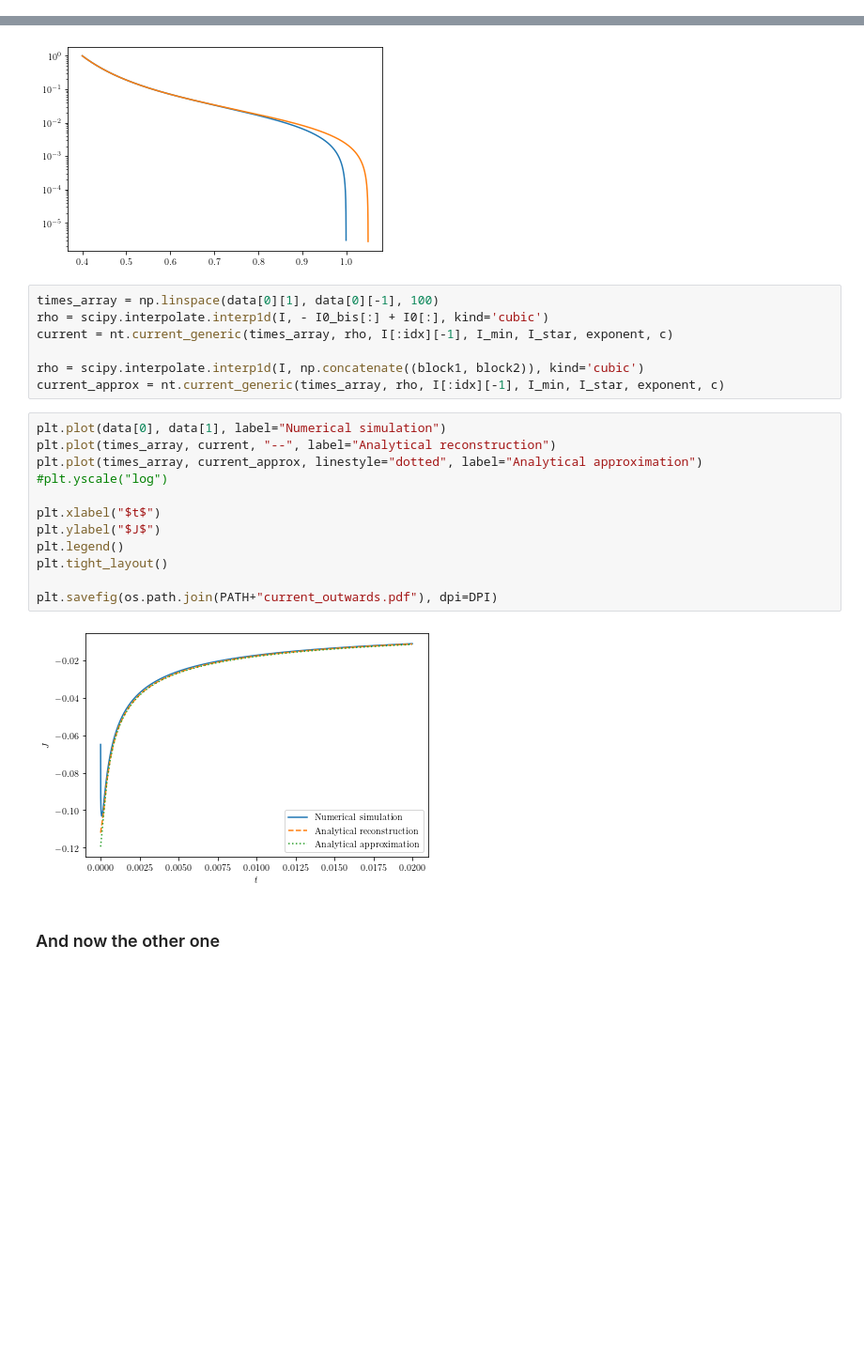
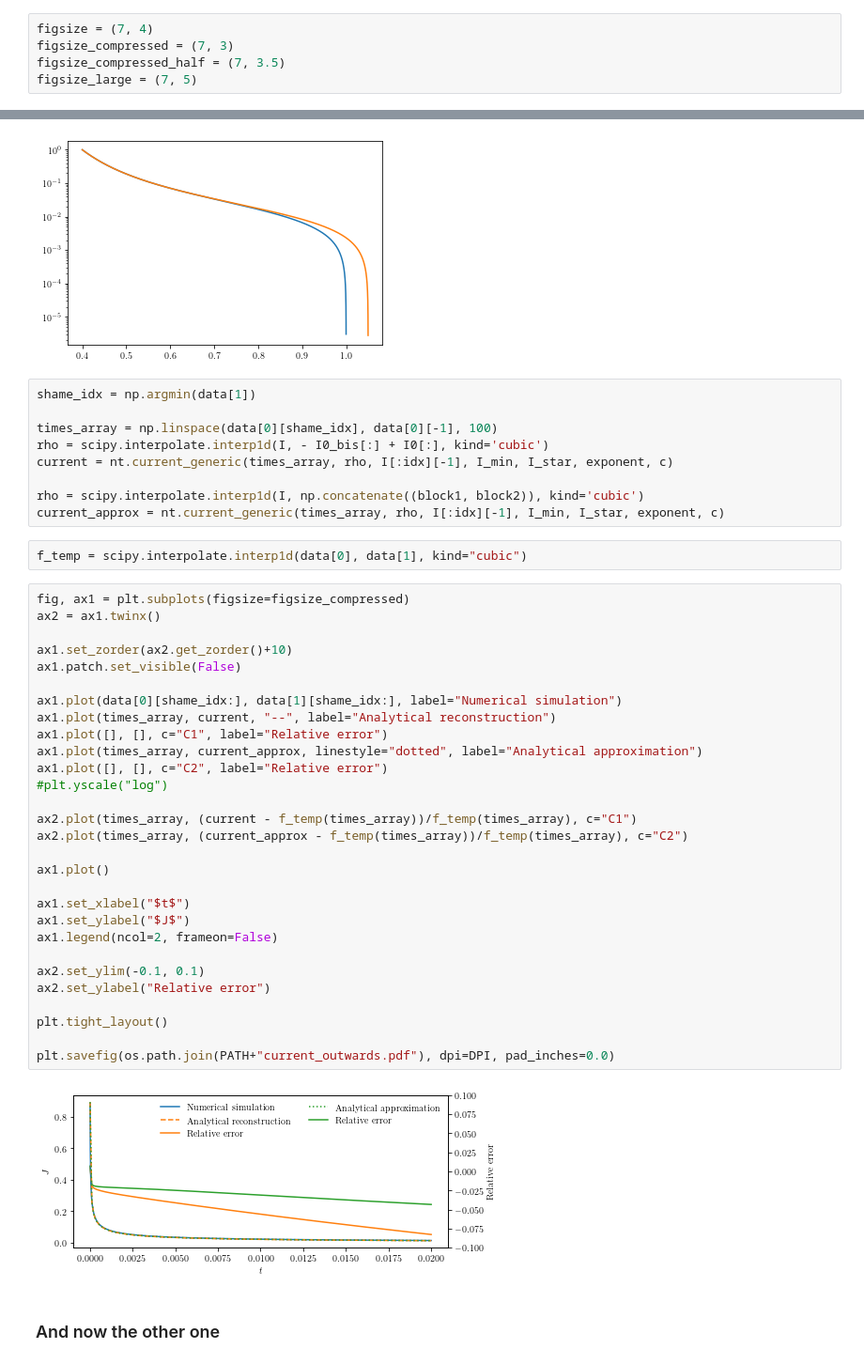
Before and after one commit to carlidel/more_about_nekhoroshev_diffusion, a Jupyter notebook: PLOTS_FOR_PAPER.ipynb, the cells around one changed output, grey strips where cells are left out. Shown at 94% size. Cells and saved outputs as stored; diff of their text form; blank space fills up the shorter version.

```diff
--- a/PLOTS_FOR_PAPER.ipynb
+++ b/PLOTS_FOR_PAPER.ipynb
@@ -43,6 +49,11 @@ plt.plot(np.linspace(0, 1), np.exp(np.linspace(0, 1)))
 plt.savefig(os.path.join(PATH+"test.pdf"), dpi=DPI)
 # %% [output]
 [figure]
+# %%
+figsize = (7, 4)
+figsize_compressed = (7, 3)
+figsize_compressed_half = (7, 3.5)
+figsize_large = (7, 5)
 # %% [markdown]
 ## Model presentation
 # %% [markdown]
@@ -296,26 +357,47 @@ plt.yscale("log")
 # %% [output]
 [figure]
 # %%
-times_array = np.linspace(data[0][1], data[0][-1], 100)
+shame_idx = np.argmin(data[1])
+
+times_array = np.linspace(data[0][shame_idx], data[0][-1], 100)
 rho = scipy.interpolate.interp1d(I, - I0_bis[:] + I0[:], kind='cubic')
 current = nt.current_generic(times_array, rho, I[:idx][-1], I_min, I_star, exponent, c)
 
 rho = scipy.interpolate.interp1d(I, np.concatenate((block1, block2)), kind='cubic')
 current_approx = nt.current_generic(times_array, rho, I[:idx][-1], I_min, I_star, exponent, c)
+# %%
+f_temp = scipy.interpolate.interp1d(data[0], data[1], kind="cubic")
 # %%
-plt.plot(data[0], data[1], label="Numerical simulation")
-plt.plot(times_array, current, "--", label="Analytical reconstruction")
-plt.plot(times_array, current_approx, linestyle="dotted", label="Analytical approximation")
+fig, ax1 = plt.subplots(figsize=figsize_compressed)
+ax2 = ax1.twinx()
+
+ax1.set_zorder(ax2.get_zorder()+10)
+ax1.patch.set_visible(False)
+
+ax1.plot(data[0][shame_idx:], data[1][shame_idx:], label="Numerical simulation")
+ax1.plot(times_array, current, "--", label="Analytical reconstruction")
+ax1.plot([], [], c="C1", label="Relative error")
+ax1.plot(times_array, current_approx, linestyle="dotted", label="Analytical approximation")
+ax1.plot([], [], c="C2", label="Relative error")
 #plt.yscale("log")
 
-plt.xlabel("$t$")
-plt.ylabel("$J$")
-plt.legend()
+ax2.plot(times_array, (current - f_temp(times_array))/f_temp(times_array), c="C1")
+ax2.plot(times_array, (current_approx - f_temp(times_array))/f_temp(times_array), c="C2")
+
+ax1.plot()
+
+ax1.set_xlabel("$t$")
+ax1.set_ylabel("$J$")
+ax1.legend(ncol=2, frameon=False)
+
+ax2.set_ylim(-0.1, 0.1)
+ax2.set_ylabel("Relative error")
+
 plt.tight_layout()
 
-plt.savefig(os.path.join(PATH+"current_outwards.pdf"), dpi=DPI)
+plt.savefig(os.path.join(PATH+"current_outwards.pdf"), dpi=DPI, pad_inches=0.0)
 # %% [output]
-[figure, old version]
+[figure, new version]
 # %% [markdown]
 ### And now the other one
 # %%
```
Also changed, not shown: parts of 67 cells of this notebook, 2 other files.
